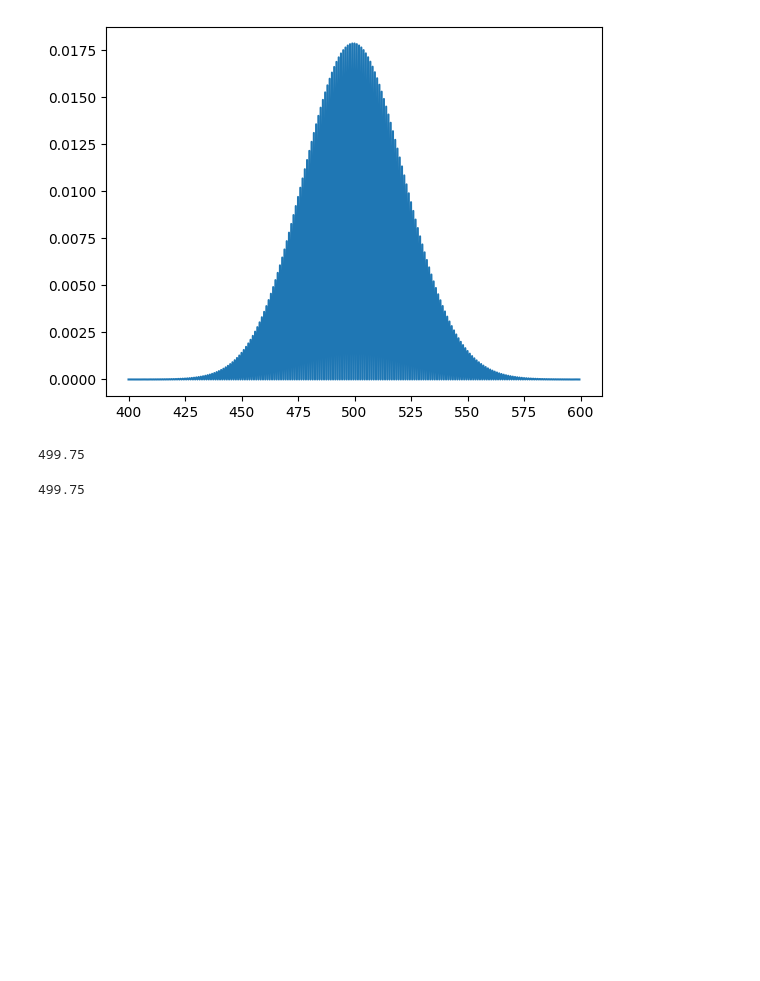
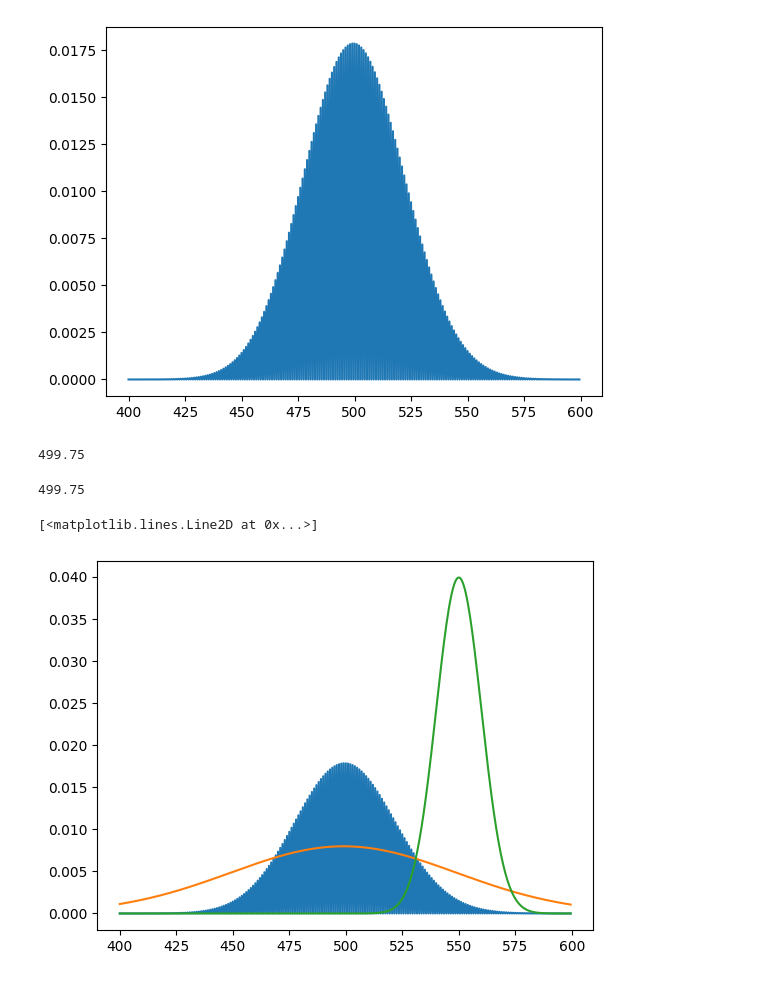
Before and after one commit to SoumyaBhaiya/my-practice, a Jupyter notebook: model2.ipynb, the cells around one changed output. Cells and saved outputs as stored; diff of their text form; code cells hidden in the pictures; blank space fills up the shorter version.

Commit message:
added multiple plots. in the same model2.ipynb

```diff
--- a/model2.ipynb
+++ b/model2.ipynb
@@ -148,2 +148,9 @@ np.percentile(x, 50)
 # %% [output]
 499.75
+# %%
+plt.plot(x, poisson.pmf(x, mu))
+plt.plot(x, norm.pdf(x, 499, 50))
+plt.plot(x, norm.pdf(x, 550, 10))
+# %% [output]
+[<matplotlib.lines.Line2D at 0x...>]
+[figure, added]
```
Also changed, not shown: parts of 1 cell of this notebook.
